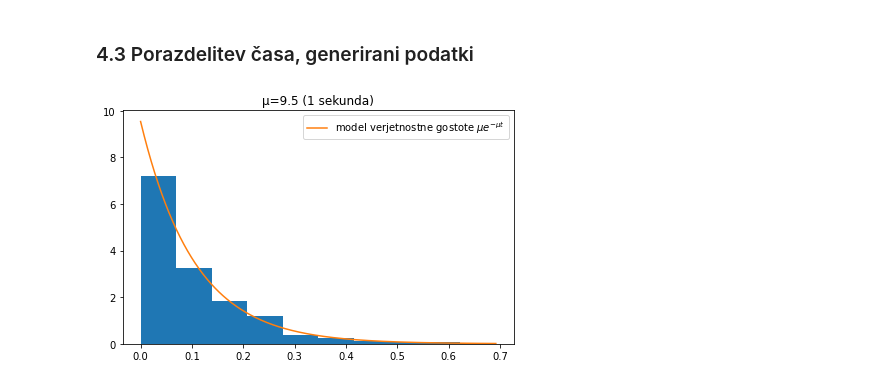
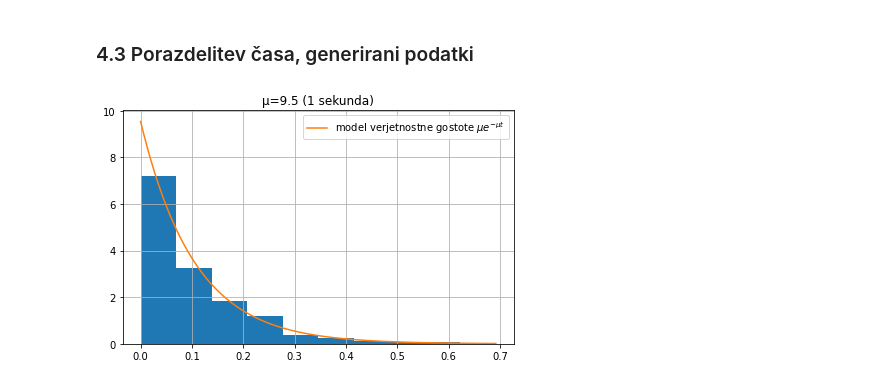
Before and after one commit to gregorkrz/fizikalni-praktikum-2, a Jupyter notebook: vaja69/vaja69.ipynb, the cells around one changed output. Saved outputs shown, nothing was run; the diff lists cells and outputs as text; code cells hidden in the pictures.

```diff
--- a/vaja69/vaja69.ipynb
+++ b/vaja69/vaja69.ipynb
@@ -159,13 +165,14 @@ plt.show()
 # %%
 a = pd.read_csv('times.txt')
 ts = (a-a.shift(1)).dropna().values.flatten()
 mu2 = 1/np.mean(ts)
 _x1 = np.linspace(min(ts), max(ts), 10000)
 _y1 = mu2 * np.exp(-mu2*_x1)
 plt.hist(ts, density=True, bins=10)
 plt.title('μ={} (1 sekunda)'.format(round(mu2, 1)))
 plt.plot(_x1, _y1, label=r'model verjetnostne gostote $\mu e^{-\mu t}$')
 plt.legend()
+plt.grid()
 plt.show()
 # %% [output]
-[figure, old version]
+[figure, new version]
```
Also changed, not shown: parts of 7 cells of this notebook, 1 other file.
